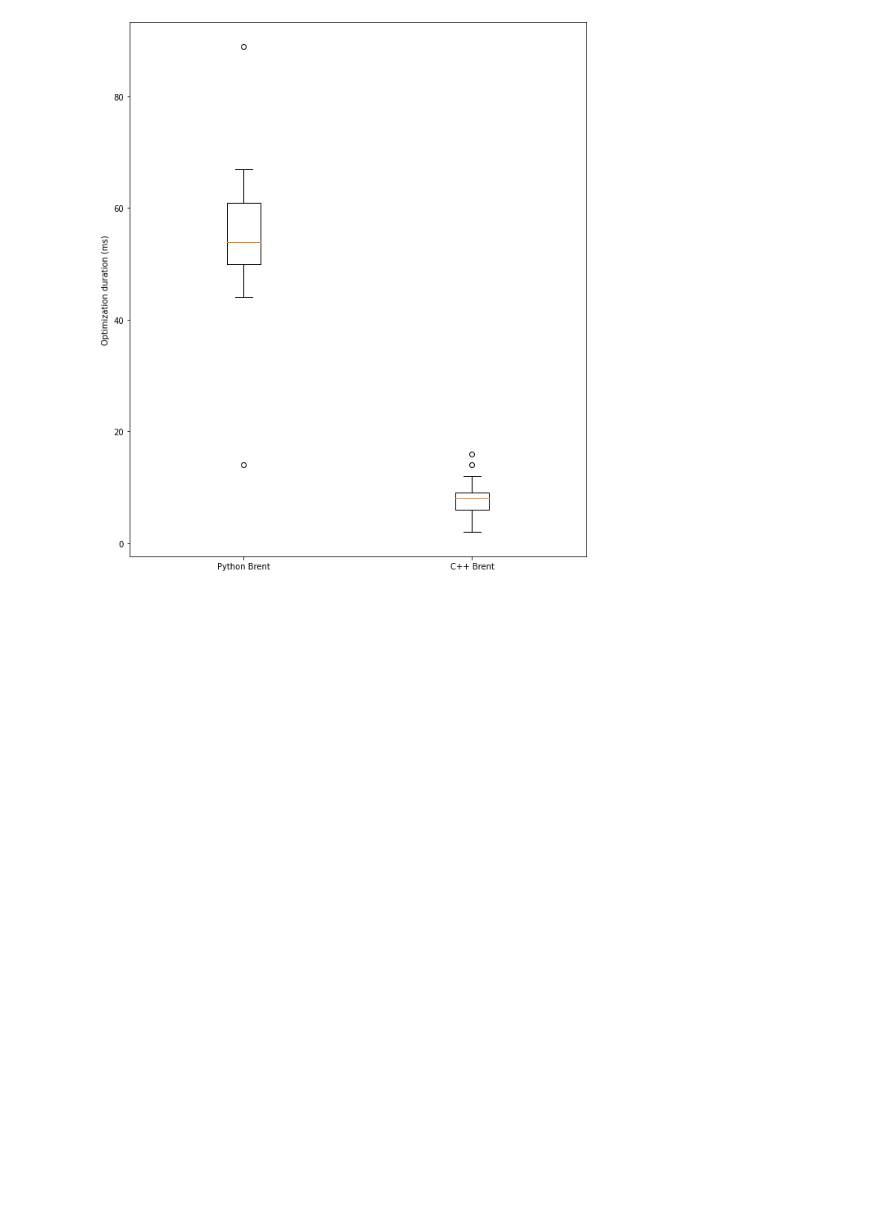
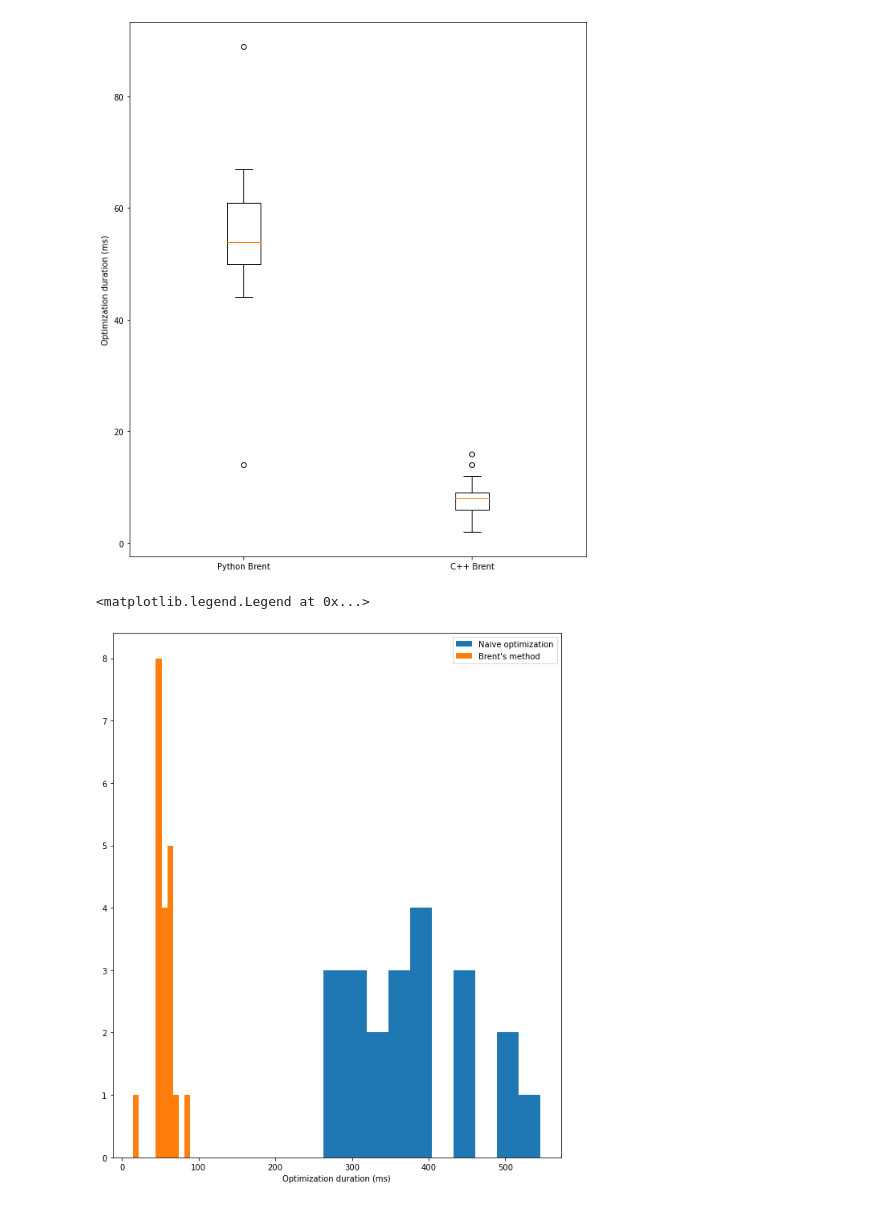
Before and after one commit to rhidra/autopilot, a Jupyter notebook: analysis/optim_time/analysis.ipynb, the cells around one changed output. Saved outputs shown, nothing was run; the diff lists cells and outputs as text; code cells hidden in the pictures; blank space fills up the shorter version.

```diff
--- a/analysis/optim_time/analysis.ipynb
+++ b/analysis/optim_time/analysis.ipynb
@@ -70,3 +72,13 @@ plt.title('')
 plt.savefig('time_2.png', bbox_inches='tight')
 # %% [output]
 [figure]
+# %%
+plt.figure(figsize=(10,12))
+plt.hist(pynaive, 10, label='Naive optimization')
+plt.hist(pybrent, 10, label='Brent\'s method')
+plt.xlabel('Optimization duration (ms)')
+plt.legend()
+#plt.savefig('time_1.png', bbox_inches='tight')
+# %% [output]
+<matplotlib.legend.Legend at 0x...>
+[figure, added]
```
Also changed, not shown: parts of 2 cells of this notebook, 2 other files.
